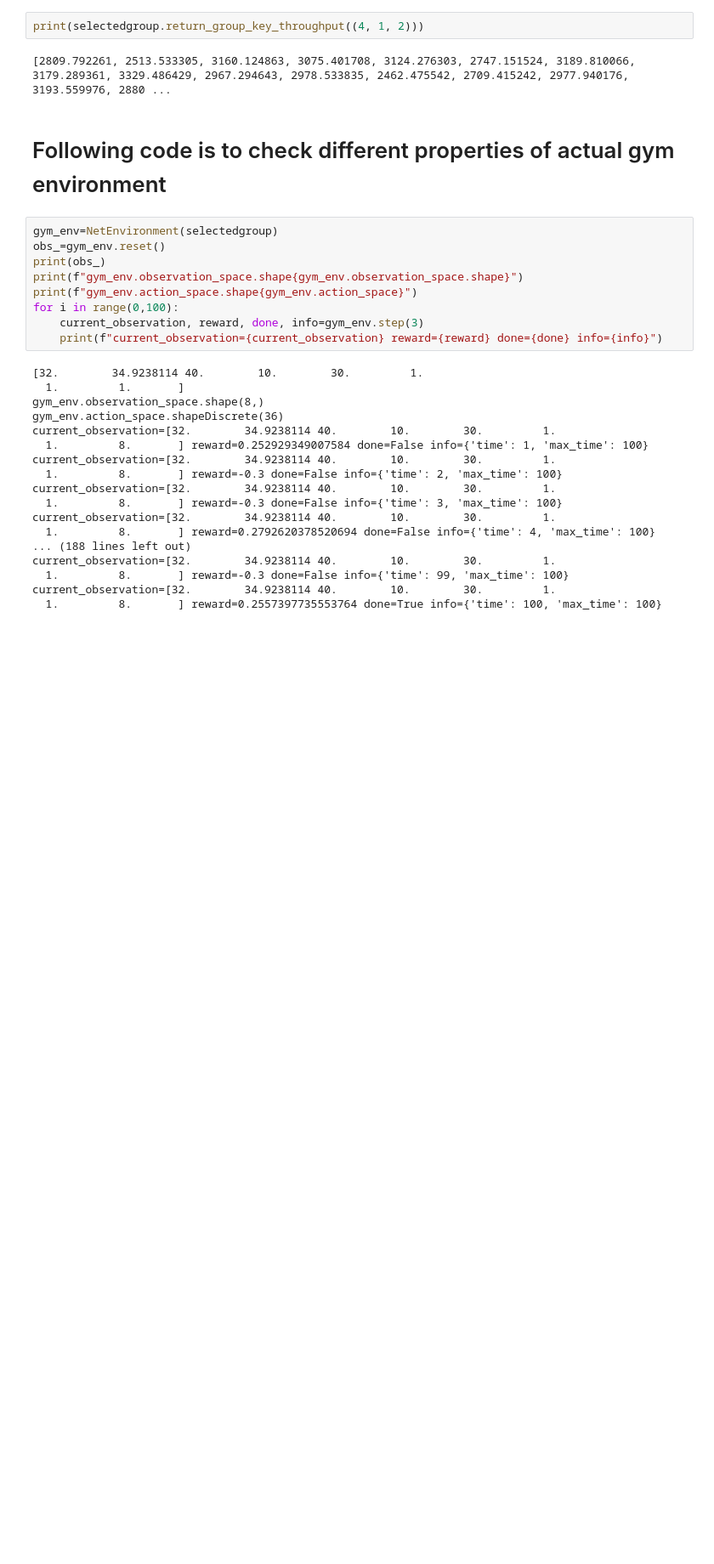
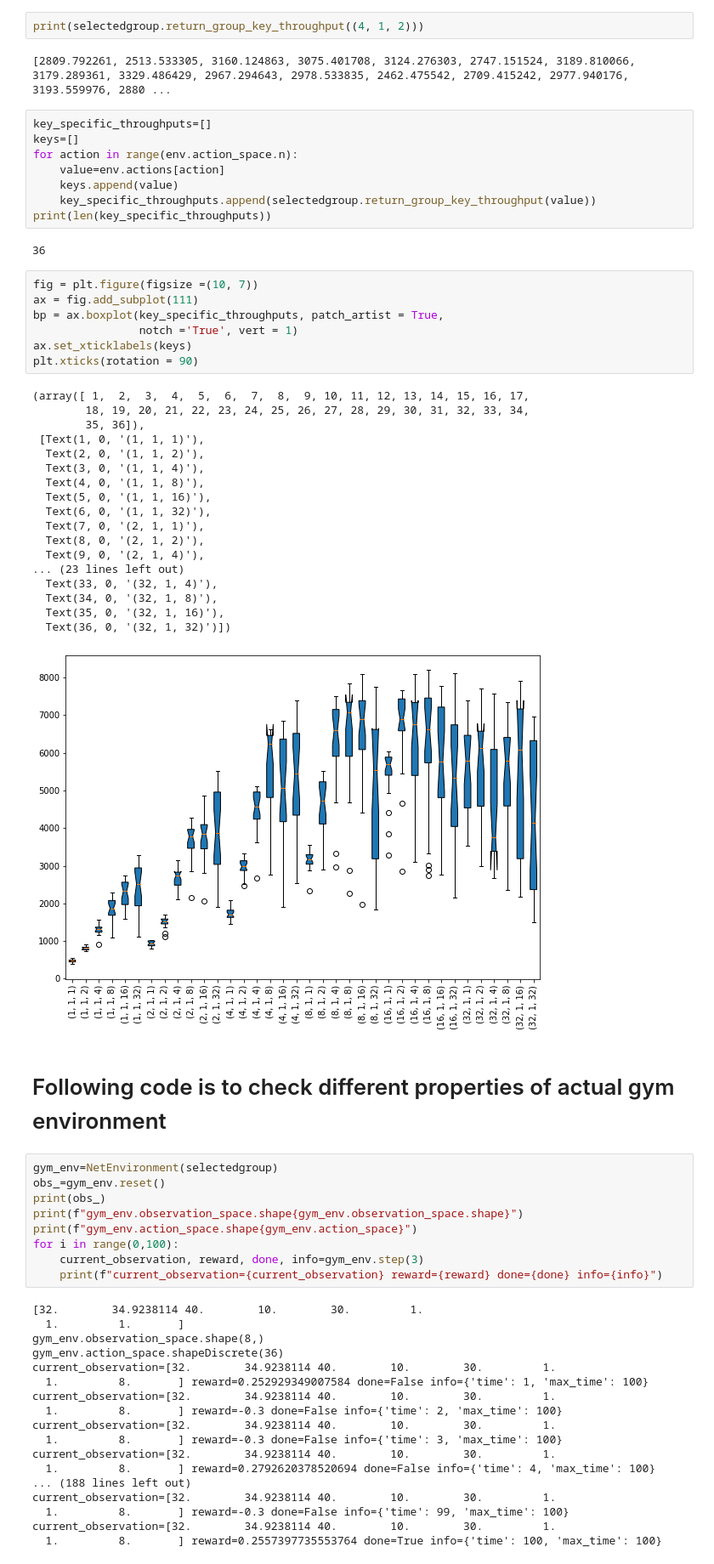
Before and after one commit to jgoldverg/RL_Metric, a Jupyter notebook: codes/driver_code.ipynb, the cells around one changed output. Shown at 85% size. Drawn from its saved outputs; the diff is of its cells as text; blank space fills up the shorter version.

Commit message:
Added DQN agent class and added agent test code in driver file also added each action distribution

```diff
--- a/codes/driver_code.ipynb
+++ b/codes/driver_code.ipynb
@@ -162,6 +156,42 @@ print(len(selectedgroup.return_state_list()))
 print(selectedgroup.return_group_key_throughput((4, 1, 2)))
 # %% [output]
 [2809.792261, 2513.533305, 3160.124863, 3075.401708, 3124.276303, 2747.151524, 3189.810066, 3179.289361, 3329.486429, 2967.294643, 2978.533835, 2462.475542, 2709.415242, 2977.940176, 3193.559976, 2880 ...
+# %%
+key_specific_throughputs=[]
+keys=[]
+for action in range(env.action_space.n):
+    value=env.actions[action]
+    keys.append(value)
+    key_specific_throughputs.append(selectedgroup.return_group_key_throughput(value))
+print(len(key_specific_throughputs))
+# %% [output]
+36
+# %%
+fig = plt.figure(figsize =(10, 7))
+ax = fig.add_subplot(111)
+bp = ax.boxplot(key_specific_throughputs, patch_artist = True,
+                notch ='True', vert = 1)
+ax.set_xticklabels(keys)
+plt.xticks(rotation = 90)
+# %% [output]
+(array([ 1,  2,  3,  4,  5,  6,  7,  8,  9, 10, 11, 12, 13, 14, 15, 16, 17,
+        18, 19, 20, 21, 22, 23, 24, 25, 26, 27, 28, 29, 30, 31, 32, 33, 34,
+        35, 36]),
+ [Text(1, 0, '(1, 1, 1)'),
+  Text(2, 0, '(1, 1, 2)'),
+  Text(3, 0, '(1, 1, 4)'),
+  Text(4, 0, '(1, 1, 8)'),
+  Text(5, 0, '(1, 1, 16)'),
+  Text(6, 0, '(1, 1, 32)'),
+  Text(7, 0, '(2, 1, 1)'),
+  Text(8, 0, '(2, 1, 2)'),
+  Text(9, 0, '(2, 1, 4)'),
+... (23 lines left out)
+  Text(33, 0, '(32, 1, 4)'),
+  Text(34, 0, '(32, 1, 8)'),
+  Text(35, 0, '(32, 1, 16)'),
+  Text(36, 0, '(32, 1, 32)')])
+[figure, added]
 # %% [markdown]
 # Following code is to check different properties of actual gym environment
 # %%
```
Also changed, not shown: parts of 10 cells of this notebook, 4 other files.
